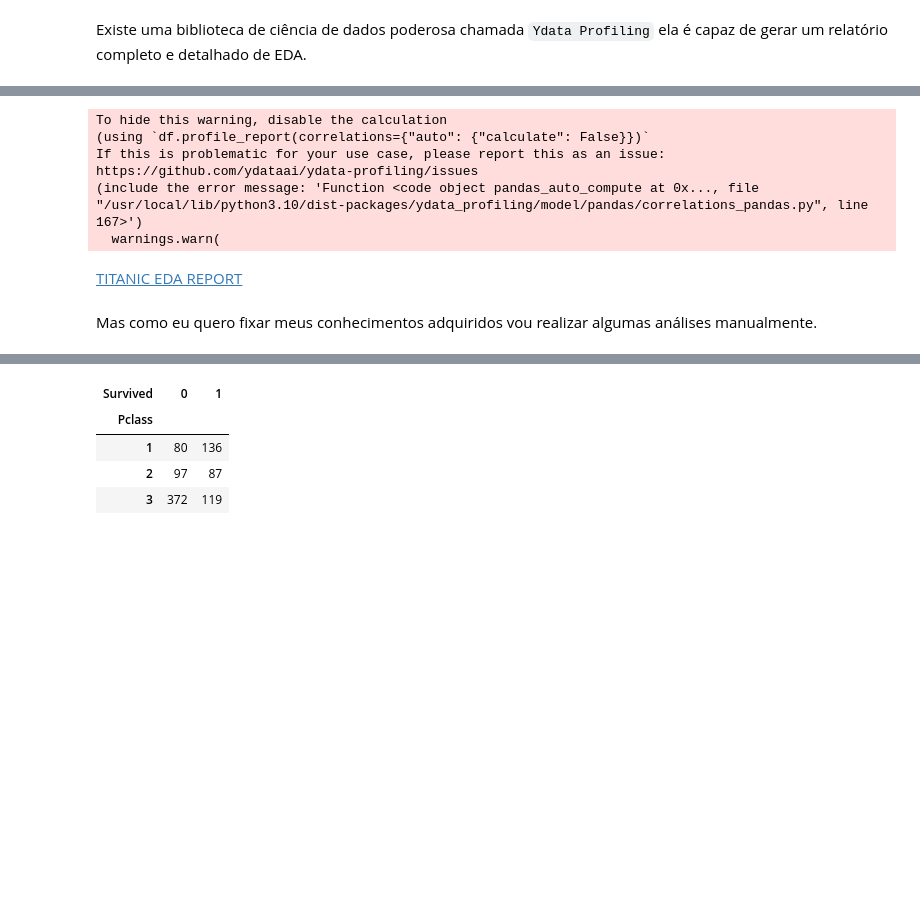
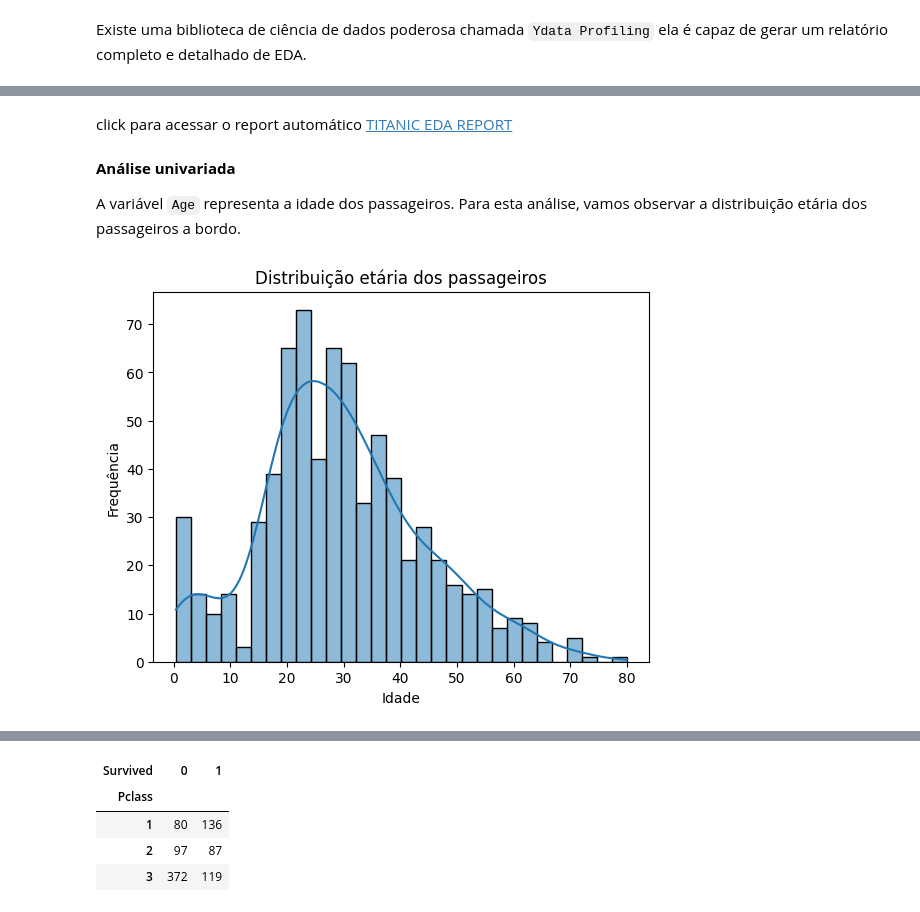
Before and after one commit to varsantos/Data_science, a Jupyter notebook: Titanic.ipynb, the cells around one changed output, grey strips where cells are left out. Cells and saved outputs as stored; diff of their text form; code cells hidden in the pictures; blank space fills up the shorter version.

```diff
--- a/Titanic.ipynb
+++ b/Titanic.ipynb
@@ -34,5 +39,4 @@ Saving train.csv to train (2).csv
 import pandas as pd
 import numpy as np
 
-titanic_train = pd.read_csv('train.csv')
-titanic_train.info()
+train = pd.read_csv('train.csv')
@@ -184,16 +166,8 @@ Requirement already satisfied: attrs>=19.3.0 in /usr/local/lib/python3.10/dist-p
 Requirement already satisfied: networkx>=2.4 in /usr/local/lib/python3.10/dist-packages (from visions<0.7.7,>=0.7.5->visions[type_image_path]<0.7.7,>=0.7.5->ydata-profiling) (3.3)
 Requirement already satisfied: six in /usr/local/lib/python3.10/dist-packages (from patsy>=0.5.6->statsmodels<1,>=0.13.2->ydata-profiling) (1.16.0)
 # %%
-profile = yd.ProfileReport(titanic_train, title="Titanic EDA Report")
+profile = yd.ProfileReport(train, title="Titanic EDA Report")
 profile.to_file("titanic_EDA.html")
-# %% [output]
-To hide this warning, disable the calculation
-(using `df.profile_report(correlations={"auto": {"calculate": False}})`
-If this is problematic for your use case, please report this as an issue:
-https://github.com/ydataai/ydata-profiling/issues
-(include the error message: 'Function <code object pandas_auto_compute at 0x..., file "/usr/local/lib/python3.10/dist-packages/ydata_profiling/model/pandas/correlations_pandas.py", line 167>')
-  warnings.warn(
 # %% [markdown]
+click para acessar o report automático
 [TITANIC EDA REPORT](https://drive.google.com/file/d/17mznY1_CFWUfnwPIp_D3P761-7W5vy7T/view?usp=sharing)
-# %% [markdown]
-Mas como eu quero fixar meus conhecimentos adquiridos vou realizar algumas análises manualmente.
@@ -202,0 +174,15 @@ import seaborn as sns
+# %% [markdown]
+**Análise univariada**
+
+A variável `Age` representa a idade dos passageiros. Para esta análise, vamos observar a distribuição etária dos passageiros a bordo.
+# %%
+import matplotlib.pyplot as plt
+import seaborn as sns
+
+sns.histplot(train['Age'].dropna(), bins=30, kde=True)
+plt.title('Distribuição etária dos passageiros')
+plt.xlabel('Idade')
+plt.ylabel('Frequência')
+plt.show()
+# %% [output]
+[figure, added]
```
Also changed, not shown: parts of 76 cells of this notebook.
